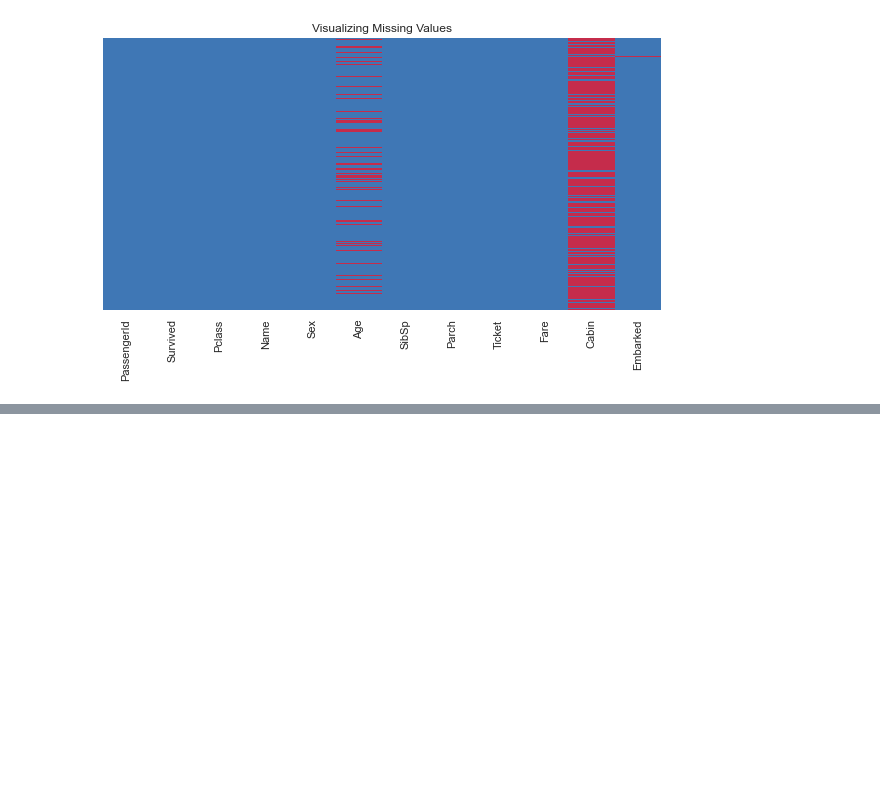
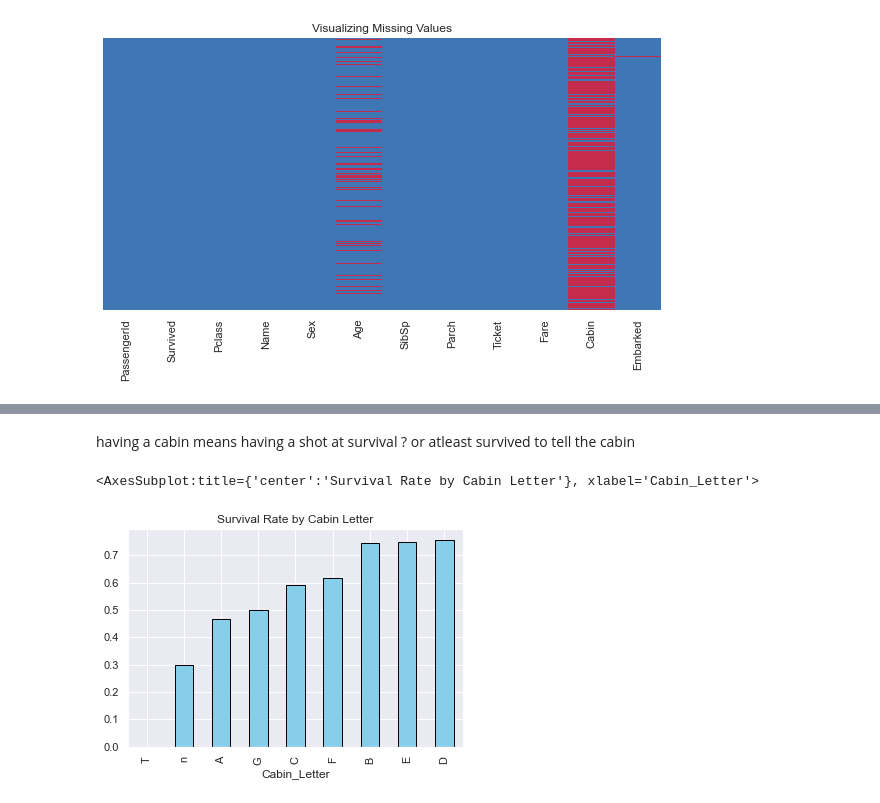
Before and after one commit to Swapnil-Trivedi/E0_270_0__ML_2025, a Jupyter notebook: assignment-01/data/data_exploration.ipynb, the cells around one changed output, grey strips where cells are left out. Saved outputs shown, nothing was run; the diff lists cells and outputs as text; code cells hidden in the pictures; blank space fills up the shorter version.

```diff
--- a/assignment-01/data/data_exploration.ipynb
+++ b/assignment-01/data/data_exploration.ipynb
@@ -105,0 +182,14 @@ sns.heatmap(data.isnull(), cbar=False, cmap=sns.color_palette("Spectral_r", n_co
+# %% [markdown]
+having a cabin means having a shot at survival ? or atleast survived to tell the cabin
+# %%
+# Extracting the first letter of the cabin (e.g., 'C85' → 'C')
+data["Cabin_Letter"] = data["Cabin"].astype(str).str[0]
+
+# Checking survival rate by Cabin Letter
+cabin_letter_survival = data.groupby("Cabin_Letter")["Survived"].mean().sort_values()
+
+cabin_letter_survival
+cabin_letter_survival.plot(kind="bar", color="skyblue", edgecolor="black", title="Survival Rate by Cabin Letter")
+# %% [output]
+<AxesSubplot:title={'center':'Survival Rate by Cabin Letter'}, xlabel='Cabin_Letter'>
+[figure, added]
```
Also changed, not shown: parts of 6 cells of this notebook.
